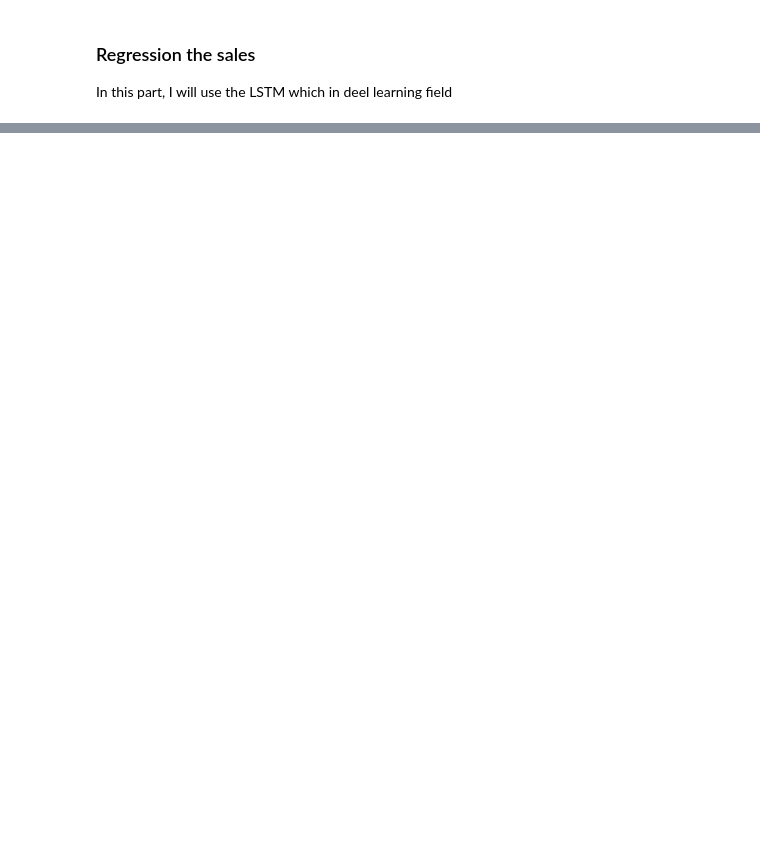
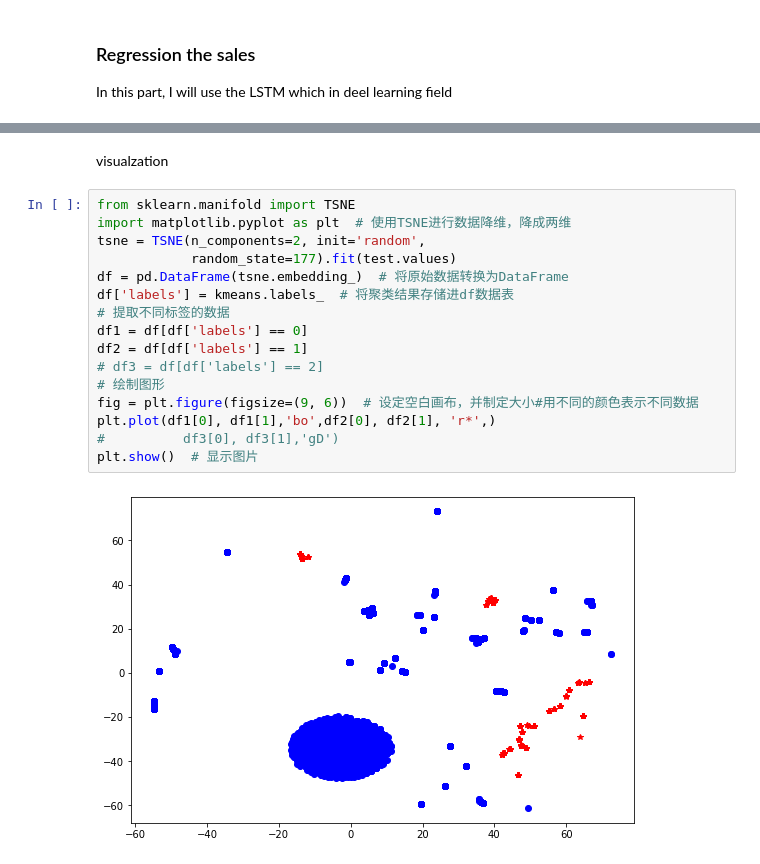
Before and after one commit to TobeMagic/Awesome-Data-Mining-Notebook, a Jupyter notebook: 数据挖掘笔记本&案例/案例/基于时间序列分析的自动售货机销售数据分析与应用/实验代码/基于数据赋能的自动售货机销售决策分析与研究_预测_聚类.ipynb, the cells around one changed output, grey strips where cells are left out. Cells and saved outputs as stored; diff of their text form; blank space fills up the shorter version.

```diff
--- a/数据挖掘笔记本&案例/案例/基于时间序列分析的自动售货机销售数据分析与应用/实验代码/基于数据赋能的自动售货机销售决策分析与研究_预测_聚类.ipynb
+++ b/数据挖掘笔记本&案例/案例/基于时间序列分析的自动售货机销售数据分析与应用/实验代码/基于数据赋能的自动售货机销售决策分析与研究_预测_聚类.ipynb
@@ -664,0 +885,20 @@ In this part, I will use the LSTM which in deel learning field
+# %% [markdown]
+visualzation
+# %%
+from sklearn.manifold import TSNE
+import matplotlib.pyplot as plt  # 使用TSNE进行数据降维，降成两维
+tsne = TSNE(n_components=2, init='random',
+            random_state=177).fit(test.values)
+df = pd.DataFrame(tsne.embedding_)  # 将原始数据转换为DataFrame
+df['labels'] = kmeans.labels_  # 将聚类结果存储进df数据表
+# 提取不同标签的数据
+df1 = df[df['labels'] == 0]
+df2 = df[df['labels'] == 1]
+# df3 = df[df['labels'] == 2]
+# 绘制图形
+fig = plt.figure(figsize=(9, 6))  # 设定空白画布，并制定大小#用不同的颜色表示不同数据
+plt.plot(df1[0], df1[1],'bo',df2[0], df2[1], 'r*',)
+#          df3[0], df3[1],'gD')
+plt.show()  # 显示图片
+# %% [output]
+[figure, added]
```
Also changed, not shown: parts of 18 cells of this notebook, 6 other files.
